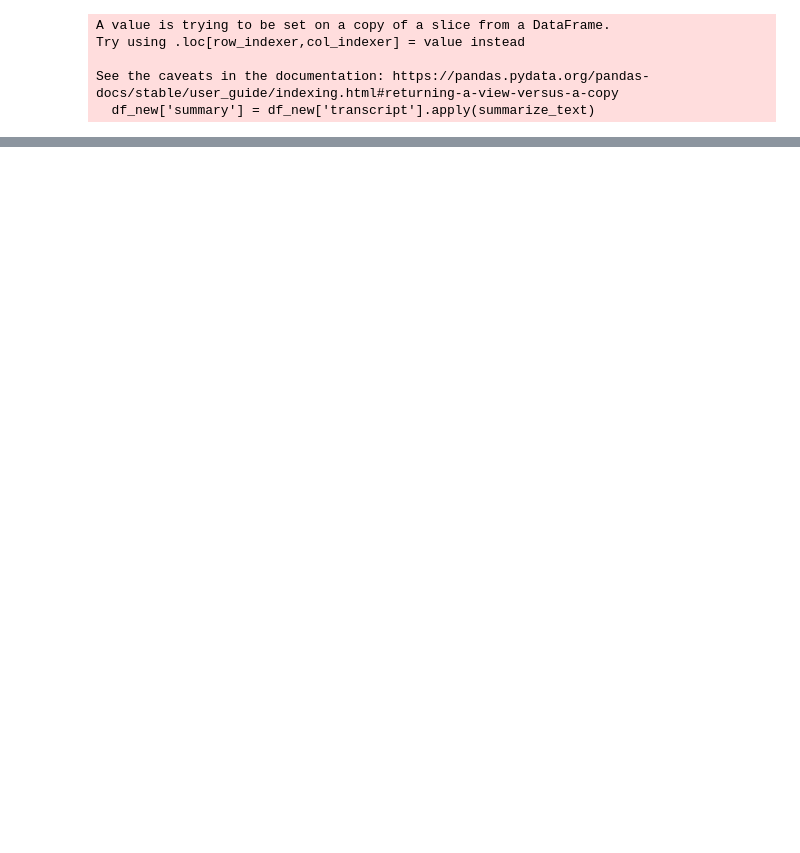
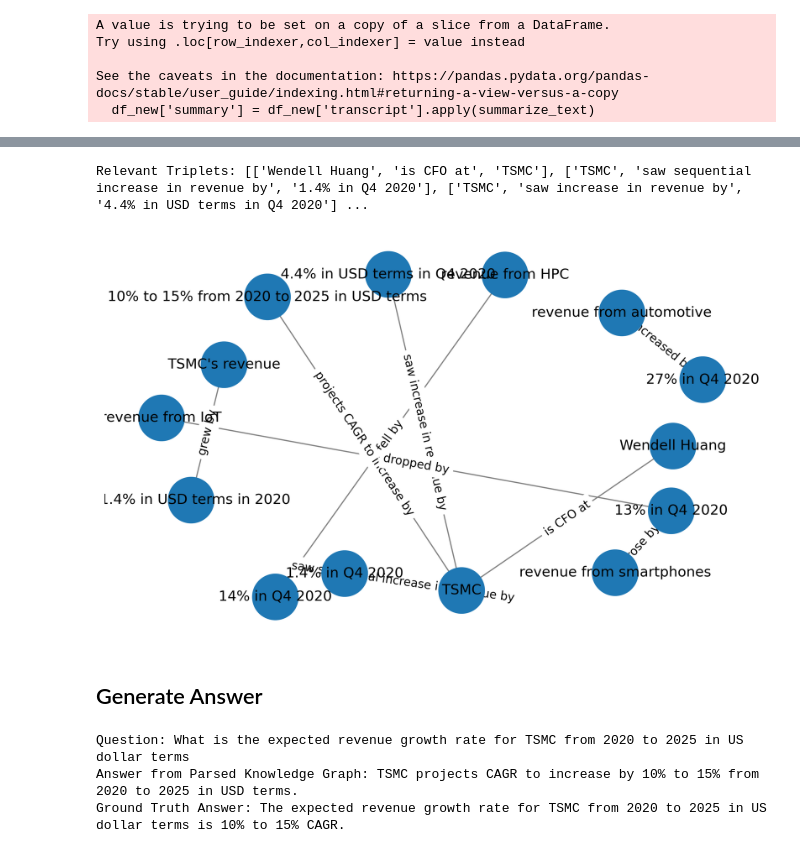
Before and after one commit to pattssun/knowledge-graph, a Jupyter notebook: kg_earnings.ipynb, the cells around one changed output, grey strips where cells are left out. Drawn from its saved outputs; the diff is of its cells as text; code cells hidden in the pictures; blank space fills up the shorter version.

```diff
--- a/kg_earnings.ipynb
+++ b/kg_earnings.ipynb
@@ -255,0 +329,10 @@ def parse_knowledge_graph(kg, question):
+# %%
+triplets_text = ["{} {} {}".format(src, rel, trg) for src, rel, trg in kg]
+
+vectorizer = TfidfVectorizer()
+tfidf_matrix = vectorizer.fit_transform(triplets_text)
+# %%
+question = "What is the expected revenue growth rate for TSMC from 2020 to 2025 in US dollar terms"
+query_vector = vectorizer.transform([question])
+similarity_scores = cosine_similarity(query_vector, tfidf_matrix)[0]
+print(similarity_scores)
@@ -255,0 +347,17 @@ def parse_knowledge_graph(kg, question):
+# %%
+import numpy as np
+
+threshold = 0.2
+relevant_indices = np.where(similarity_scores > threshold)[0]
+relevant_triplets = [kg[i] for i in relevant_indices]
+
+print(f"Relevant Triplets: {relevant_triplets}")
+# %% [output]
+Relevant Triplets: [['Wendell Huang', 'is CFO at', 'TSMC'], ['TSMC', 'saw sequential increase in revenue by', '1.4% in Q4 2020'], ['TSMC', 'saw increase in revenue by', '4.4% in USD terms in Q4 2020'] ...
+# %%
+# Plot knowledge graph based on relevant triplets
+plot_graph(relevant_triplets)
+# %% [output]
+[figure, added]
+# %% [markdown]
+## Generate Answer
@@ -255,0 +367,11 @@ def parse_knowledge_graph(kg, question):
+# %%
+print('Question:', question)
+print('Answer from Parsed Knowledge Graph:', chat(f'''Use the knowledge graph to answer the following question.
+If you are unsure, output 'No Info'
+Knowledge Graph: {relevant_triplets}''',
+                    user_prompt = f'''Question: {question}'''))
+print('Ground Truth Answer:', answer_from_QA)
+# %% [output]
+Question: What is the expected revenue growth rate for TSMC from 2020 to 2025 in US dollar terms
+Answer from Parsed Knowledge Graph: TSMC projects CAGR to increase by 10% to 15% from 2020 to 2025 in USD terms.
+Ground Truth Answer: The expected revenue growth rate for TSMC from 2020 to 2025 in US dollar terms is 10% to 15% CAGR.
```
Also changed, not shown: parts of 19 cells of this notebook, 2 other files.
